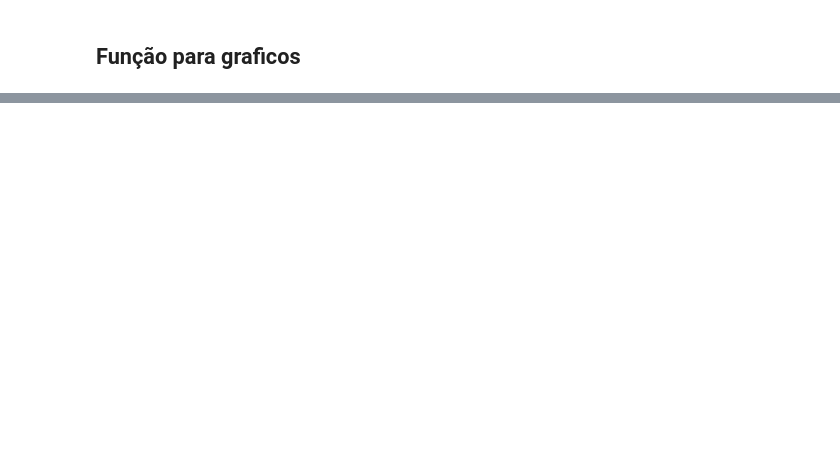
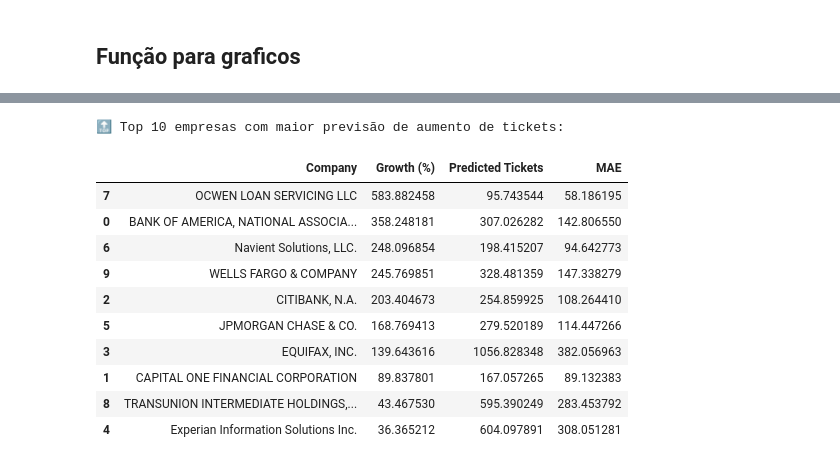
Before and after one commit to iNineBD/VisionData-6Sem2025ML, a Jupyter notebook: src/services/predict_company/analyse_company.ipynb, the cells around one changed output, grey strips where cells are left out. Cells and saved outputs as stored; diff of their text form; code cells hidden in the pictures; blank space fills up the shorter version.

```diff
--- a/src/services/predict_company/analyse_company.ipynb
+++ b/src/services/predict_company/analyse_company.ipynb
@@ -44,0 +388,20 @@ Versão do Python: 3.12.3 (main, Aug 14 2025, 17:47:21) [GCC 13.3.0]
+# %%
+monthly = (
+    df.groupby(['Company', 'YearMonth'])['QtTickets']
+    .sum()
+    .reset_index()
+)
+monthly['YearMonth'] = monthly['YearMonth'].dt.to_timestamp()
+# %%
+top_companies = (
+    df.groupby('Company', as_index=False)
+      .agg(Total=('QtTickets', 'sum'))
+      .nlargest(top_n, 'Total')['Company']
+      .tolist()
+)
+plot_df = monthly[monthly['Company'].isin(top_companies)].copy()
+
+monthly_top = monthly[monthly['Company'].isin(top_companies)]
+monthly_top['year'] = monthly_top['YearMonth'].dt.year
+monthly_top['month'] = monthly_top['YearMonth'].dt.month
+print(top_companies)
@@ -44,0 +458,40 @@ Versão do Python: 3.12.3 (main, Aug 14 2025, 17:47:21) [GCC 13.3.0]
+# %%
+forecast_summary = []
+
+for company, res in results.items():
+    model = res['model']
+    data = res['data'].copy()
+
+    last_date = data['YearMonth'].max()
+    future_dates = pd.date_range(
+        start=last_date + pd.offsets.MonthEnd(1),
+        periods=int(FORECAST_DAYS / 30),
+        freq='M'
+    )
+    future_df = pd.DataFrame({
+        'year': future_dates.year,
+        'month': future_dates.month
+    })
+    pred = model.predict(future_df)
+
+    growth = (pred[-1] - data['QtTickets'].iloc[-1]) / data['QtTickets'].iloc[-1] * 100
+    forecast_summary.append((company, growth, pred[-1], res['mae']))
+
+forecast_df = pd.DataFrame(forecast_summary, columns=['Company', 'Growth (%)', 'Predicted Tickets', 'MAE'])
+forecast_df = forecast_df.sort_values(by='Growth (%)', ascending=False)
+
+print("\n🔝 Top 10 empresas com maior previsão de aumento de tickets:")
+display(forecast_df)
+# %% [output]
+🔝 Top 10 empresas com maior previsão de aumento de tickets:
+|  | Company | Growth (%) | Predicted Tickets | MAE |
+| 7 | OCWEN LOAN SERVICING LLC | 583.882458 | 95.743544 | 58.186195 |
+| 0 | BANK OF AMERICA, NATIONAL ASSOCIA... | 358.248181 | 307.026282 | 142.806550 |
+| 6 | Navient Solutions, LLC. | 248.096854 | 198.415207 | 94.642773 |
+| 9 | WELLS FARGO & COMPANY | 245.769851 | 328.481359 | 147.338279 |
+| 2 | CITIBANK, N.A. | 203.404673 | 254.859925 | 108.264410 |
+| 5 | JPMORGAN CHASE & CO. | 168.769413 | 279.520189 | 114.447266 |
+| 3 | EQUIFAX, INC. | 139.643616 | 1056.828348 | 382.056963 |
+| 1 | CAPITAL ONE FINANCIAL CORPORATION | 89.837801 | 167.057265 | 89.132383 |
+| 8 | TRANSUNION INTERMEDIATE HOLDINGS,... | 43.467530 | 595.390249 | 283.453792 |
+| 4 | Experian Information Solutions Inc. | 36.365212 | 604.097891 | 308.051281 |
```
Also changed, not shown: parts of 23 cells of this notebook, 1 other file.
